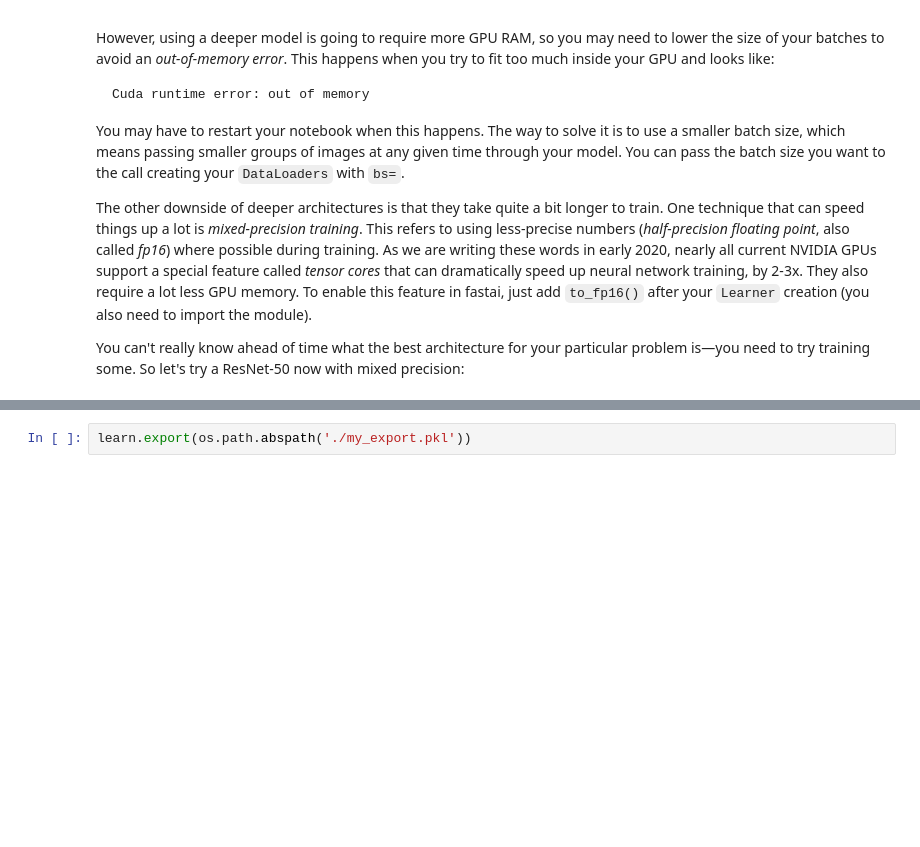
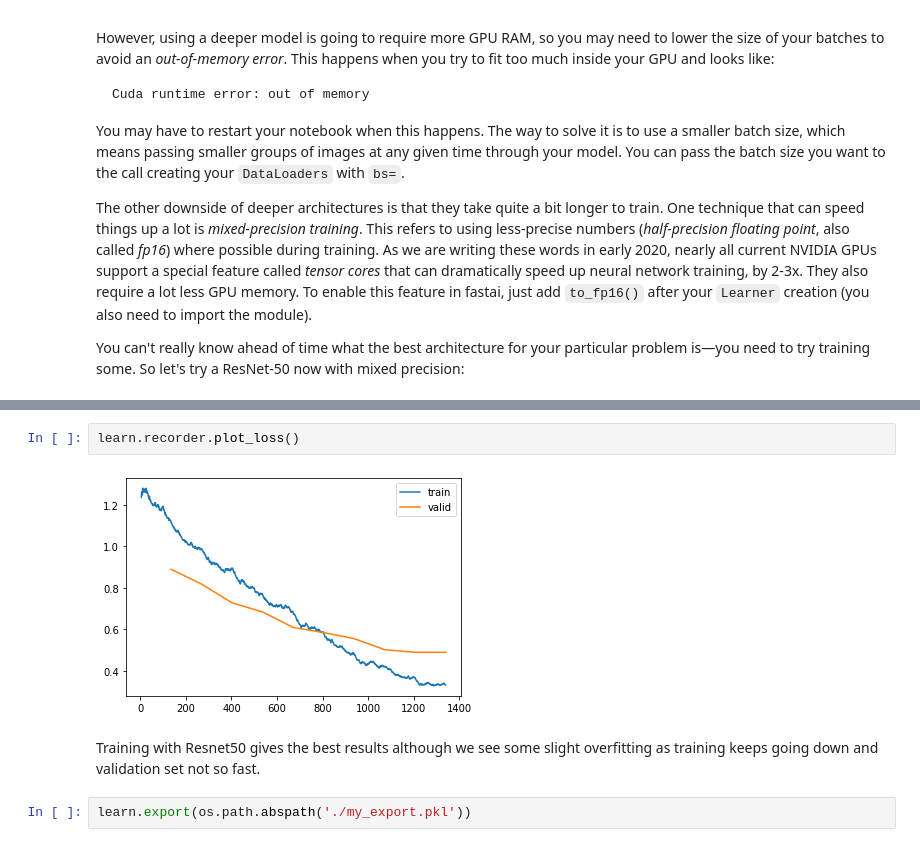
Before and after one commit to afortuny/DeepLearningFastAI, a Jupyter notebook: 05_fine tuning in DL.ipynb, the cells around one changed output, grey strips where cells are left out. Cells and saved outputs as stored; diff of their text form; blank space fills up the shorter version.

Commit message:
State of the art model with resnet 50, now is time to submit solution

```diff
--- a/05_fine tuning in DL.ipynb
+++ b/05_fine tuning in DL.ipynb
@@ -481,2 +434,8 @@ Downloading: "https://download.pytorch.org/models/resnet50-0676ba61.pth" to /roo
+# %%
+learn.recorder.plot_loss()
+# %% [output]
+[figure, added]
+# %% [markdown]
+Training with Resnet50 gives the best results although we see some slight overfitting as training keeps going down and validation set not so fast.
 # %%
 learn.export(os.path.abspath('./my_export.pkl'))
```
Also changed, not shown: parts of 37 cells of this notebook.
